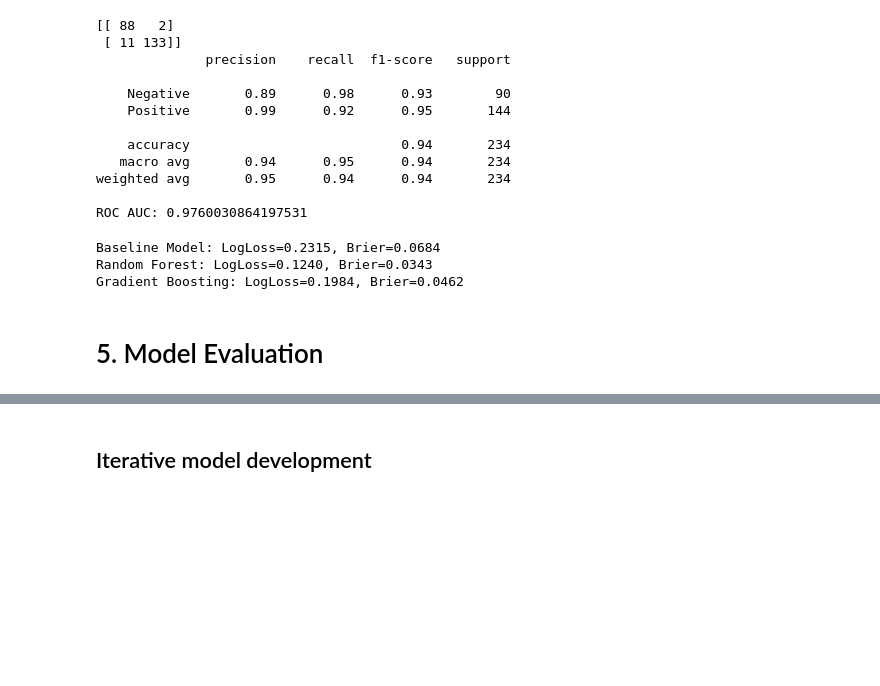
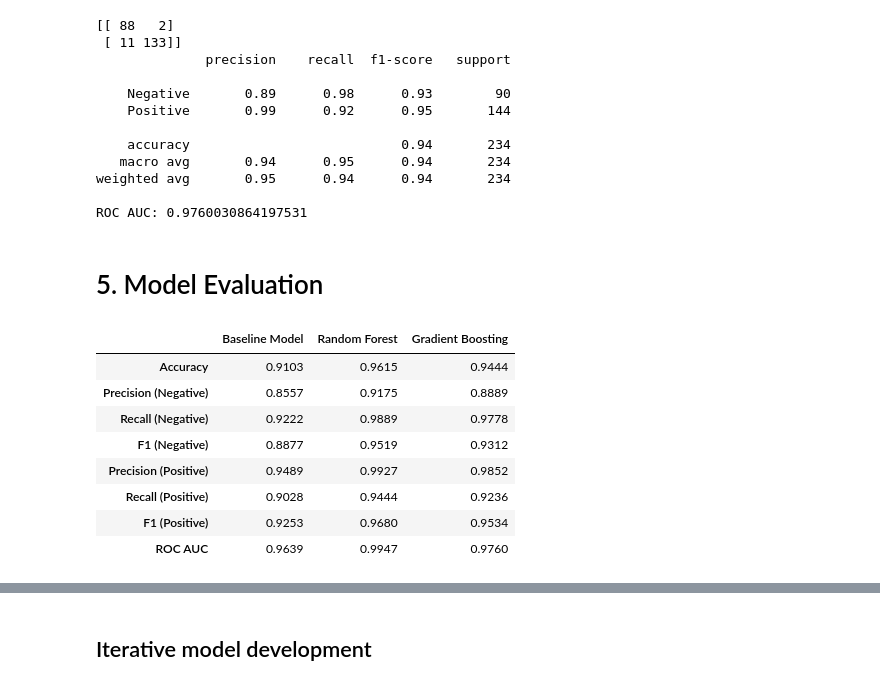
Before and after one commit to dennisho004/MLDP_Project, a Jupyter notebook: MLDP_Program_Codes_Submission_Template.ipynb, the cells around one changed output, grey strips where cells are left out. Drawn from its saved outputs; the diff is of its cells as text; code cells hidden in the pictures; blank space fills up the shorter version.

```diff
--- a/MLDP_Program_Codes_Submission_Template.ipynb
+++ b/MLDP_Program_Codes_Submission_Template.ipynb
@@ -409,12 +406,11 @@ gb = GradientBoostingClassifier(random_state=RANDOM_STATE)
 gb.fit(X_train, y_train)
 
 ## Make prediction and Evaluate the Model
-y_pred = gb.predict(X_test)
-print(confusion_matrix(y_test, y_pred))
-print(classification_report(y_test, y_pred))
-
-y_pred_proba = gb.predict_proba(X_test)[:, 1]
-print("ROC AUC:", roc_auc_score(y_test, y_pred_proba))
+y_pred_gb = gb.predict(X_test)
+y_proba_gb = gb.predict_proba(X_test)[:, 1]
+print(confusion_matrix(y_test, y_pred_gb))
+print(classification_report(y_test, y_pred_gb))
+print("ROC AUC:", roc_auc_score(y_test, y_proba_gb))
 # %% [output]
 [[ 88   2]
  [ 11 133]]
@@ -428,18 +424,45 @@ print("ROC AUC:", roc_auc_score(y_test, y_pred_proba))
 weighted avg       0.95      0.94      0.94       234
 
 ROC AUC: 0.9760030864197531
-# %%
-y_test_binary = (y_test == 'Positive').astype(int)
-
-for name, model in [('Baseline Model', logr), ('Random Forest', rf), ('Gradient Boosting', gb)]:
-    proba = model.predict_proba(X_test)[:, 1]
-    print(f"{name}: LogLoss={log_loss(y_test_binary, proba):.4f}, Brier={brier_score_loss(y_test_binary, proba):.4f}")
-# %% [output]
-Baseline Model: LogLoss=0.2315, Brier=0.0684
-Random Forest: LogLoss=0.1240, Brier=0.0343
-Gradient Boosting: LogLoss=0.1984, Brier=0.0462
 # %% [markdown]
 # 5. Model Evaluation
 # %%
 ## Evaluate model
+
+y_test_binary = (y_test == 'Positive').astype(int)
+
+model_predictions = {
+    'Baseline Model': (y_pred_logr, y_proba_logr),
+    'Random Forest': (y_pred_rf, y_proba_rf),
+    'Gradient Boosting': (y_pred_gb, y_proba_gb)
+}
+
+eval_results = {}
+for name, (y_pred, y_proba) in model_predictions.items():
+    report = classification_report(y_test, y_pred, output_dict=True)
+    eval_results[name] = {
+        'Accuracy': report['accuracy'],
+        'Precision (Negative)': report['Negative']['precision'],
+        'Recall (Negative)': report['Negative']['recall'],
+        'F1 (Negative)': report['Negative']['f1-score'],
+        'Precision (Positive)': report['Positive']['precision'],
+        'Recall (Positive)': report['Positive']['recall'],
+        'F1 (Positive)': report['Positive']['f1-score'],
+        'ROC AUC': roc_auc_score(y_test_binary, y_proba)
+    }
+
+eval_df = pd.DataFrame(eval_results)
+display(eval_df.round(4))
+
+eval_df = pd.DataFrame(eval_results).T
+# %% [output]
+|  | Baseline Model | Random Forest | Gradient Boosting |
+| Accuracy | 0.9103 | 0.9615 | 0.9444 |
+| Precision (Negative) | 0.8557 | 0.9175 | 0.8889 |
+| Recall (Negative) | 0.9222 | 0.9889 | 0.9778 |
+| F1 (Negative) | 0.8877 | 0.9519 | 0.9312 |
+| Precision (Positive) | 0.9489 | 0.9927 | 0.9852 |
+| Recall (Positive) | 0.9028 | 0.9444 | 0.9236 |
+| F1 (Positive) | 0.9253 | 0.9680 | 0.9534 |
+| ROC AUC | 0.9639 | 0.9947 | 0.9760 |
 # %%
```
Also changed, not shown: parts of 14 cells of this notebook.
